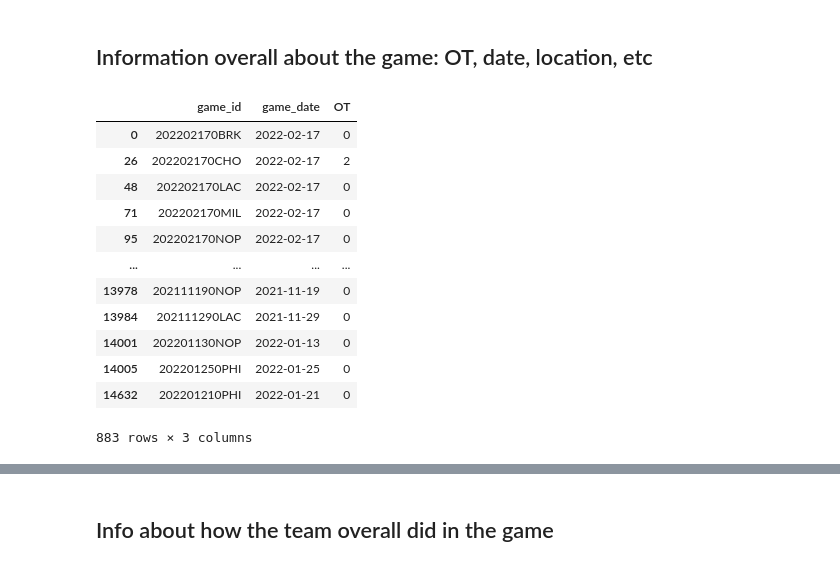
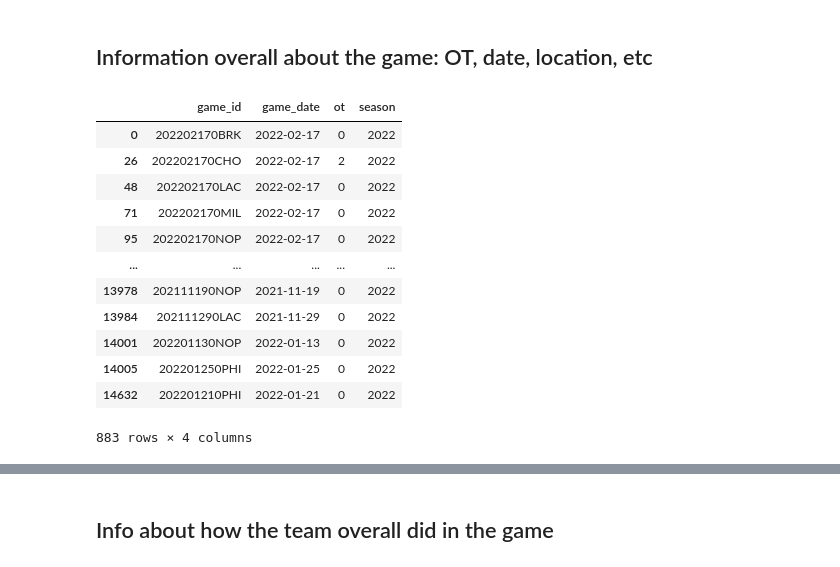
Before and after one commit to tslever/Tom_Levers_Public_Git_Repository, a Jupyter notebook: UVA/3--Practice_And_Application_Of_Data_Science/6--Databases_In_Python/Live_Coding_Exercise.ipynb, the cells around one changed output, grey strips where cells are left out. Drawn from its saved outputs; the diff is of its cells as text; code cells hidden in the pictures.

```diff
--- a/UVA/3--Practice_And_Application_Of_Data_Science/6--Databases_In_Python/Live_Coding_Exercise.ipynb
+++ b/UVA/3--Practice_And_Application_Of_Data_Science/6--Databases_In_Python/Live_Coding_Exercise.ipynb
@@ -113,19 +113,20 @@ nba2022
 # %% [markdown]
 ## Information overall about the game: OT, date, location, etc
 # %%
-game_info = nba2022[['game_id', 'game_date', 'OT']].drop_duplicates()
-game_info
+games = nba2022[['game_id', 'game_date', 'OT', 'season']].drop_duplicates()
+games.columns = [x.lower() for x in games.columns]
+games
 # %% [output]
-|  | game_id | game_date | OT |
-| 0 | 202202170BRK | 2022-02-17 | 0 |
-| 26 | 202202170CHO | 2022-02-17 | 2 |
-| 48 | 202202170LAC | 2022-02-17 | 0 |
-| 71 | 202202170MIL | 2022-02-17 | 0 |
-| 95 | 202202170NOP | 2022-02-17 | 0 |
-| ... | ... | ... | ... |
-| 13978 | 202111190NOP | 2021-11-19 | 0 |
-| 13984 | 202111290LAC | 2021-11-29 | 0 |
-| 14001 | 202201130NOP | 2022-01-13 | 0 |
-| 14005 | 202201250PHI | 2022-01-25 | 0 |
-| 14632 | 202201210PHI | 2022-01-21 | 0 |
+|  | game_id | game_date | ot | season |
+| 0 | 202202170BRK | 2022-02-17 | 0 | 2022 |
+| 26 | 202202170CHO | 2022-02-17 | 2 | 2022 |
+| 48 | 202202170LAC | 2022-02-17 | 0 | 2022 |
+| 71 | 202202170MIL | 2022-02-17 | 0 | 2022 |
+| 95 | 202202170NOP | 2022-02-17 | 0 | 2022 |
+| ... | ... | ... | ... | ... |
+| 13978 | 202111190NOP | 2021-11-19 | 0 | 2022 |
+| 13984 | 202111290LAC | 2021-11-29 | 0 | 2022 |
+| 14001 | 202201130NOP | 2022-01-13 | 0 | 2022 |
+| 14005 | 202201250PHI | 2022-01-25 | 0 | 2022 |
+| 14632 | 202201210PHI | 2022-01-21 | 0 | 2022 |
-883 rows × 3 columns
+883 rows × 4 columns
```
Also changed, not shown: parts of 15 cells of this notebook, 4 other files.
